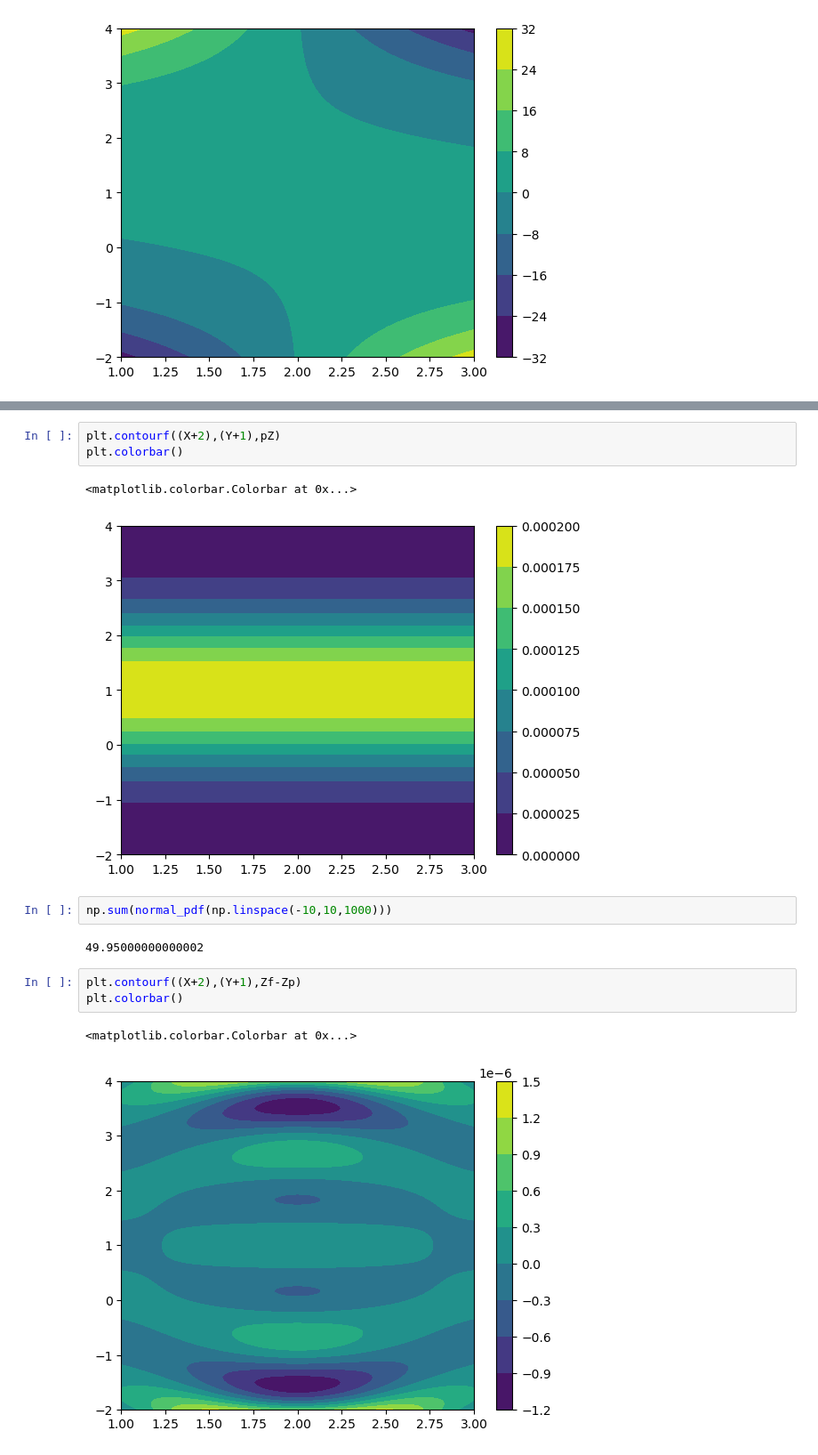
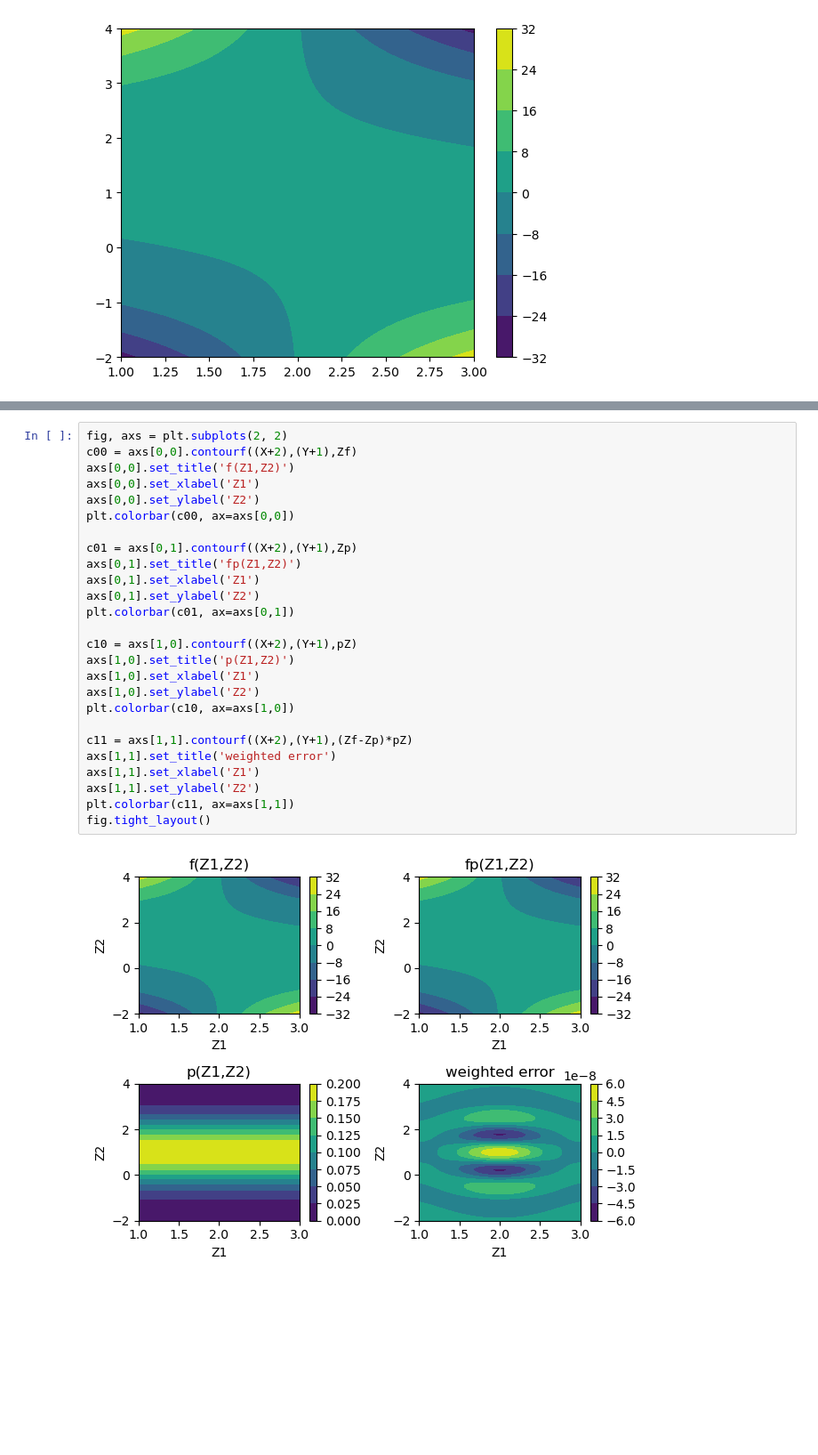
Before and after one commit to NiklasSchaaf/UQ_2023, a Jupyter notebook: homework_4/hw_nik.ipynb, the cells around one changed output, grey strips where cells are left out. Shown at 89% size. Saved outputs shown, nothing was run; the diff lists cells and outputs as text; blank space fills up the shorter version.

```diff
--- a/homework_4/hw_nik.ipynb
+++ b/homework_4/hw_nik.ipynb
@@ -209,18 +192,30 @@ np.sum(pZ)
-# %%
-plt.contourf((X+2),(Y+1),pZ)
-plt.colorbar()
-# %% [output]
-<matplotlib.colorbar.Colorbar at 0x...>
-[figure, removed]
-# %%
-np.sum(normal_pdf(np.linspace(-10,10,1000)))
-# %% [output]
-49.95000000000002
-# %%
-plt.contourf((X+2),(Y+1),Zf-Zp)
-plt.colorbar()
-# %% [output]
-<matplotlib.colorbar.Colorbar at 0x...>
-[figure, removed]
+# %%
+fig, axs = plt.subplots(2, 2)
+c00 = axs[0,0].contourf((X+2),(Y+1),Zf)
+axs[0,0].set_title('f(Z1,Z2)')
+axs[0,0].set_xlabel('Z1')
+axs[0,0].set_ylabel('Z2')
+plt.colorbar(c00, ax=axs[0,0])
+
+c01 = axs[0,1].contourf((X+2),(Y+1),Zp)
+axs[0,1].set_title('fp(Z1,Z2)')
+axs[0,1].set_xlabel('Z1')
+axs[0,1].set_ylabel('Z2')
+plt.colorbar(c01, ax=axs[0,1])
+
+c10 = axs[1,0].contourf((X+2),(Y+1),pZ)
+axs[1,0].set_title('p(Z1,Z2)')
+axs[1,0].set_xlabel('Z1')
+axs[1,0].set_ylabel('Z2')
+plt.colorbar(c10, ax=axs[1,0])
+
+c11 = axs[1,1].contourf((X+2),(Y+1),(Zf-Zp)*pZ)
+axs[1,1].set_title('weighted error')
+axs[1,1].set_xlabel('Z1')
+axs[1,1].set_ylabel('Z2')
+plt.colorbar(c11, ax=axs[1,1])
+fig.tight_layout()
+# %% [output]
+[figure, added]
 # %%
 # use the calculated coesfficents to get the errors for lower orders
```
Also changed, not shown: parts of 13 cells of this notebook.
